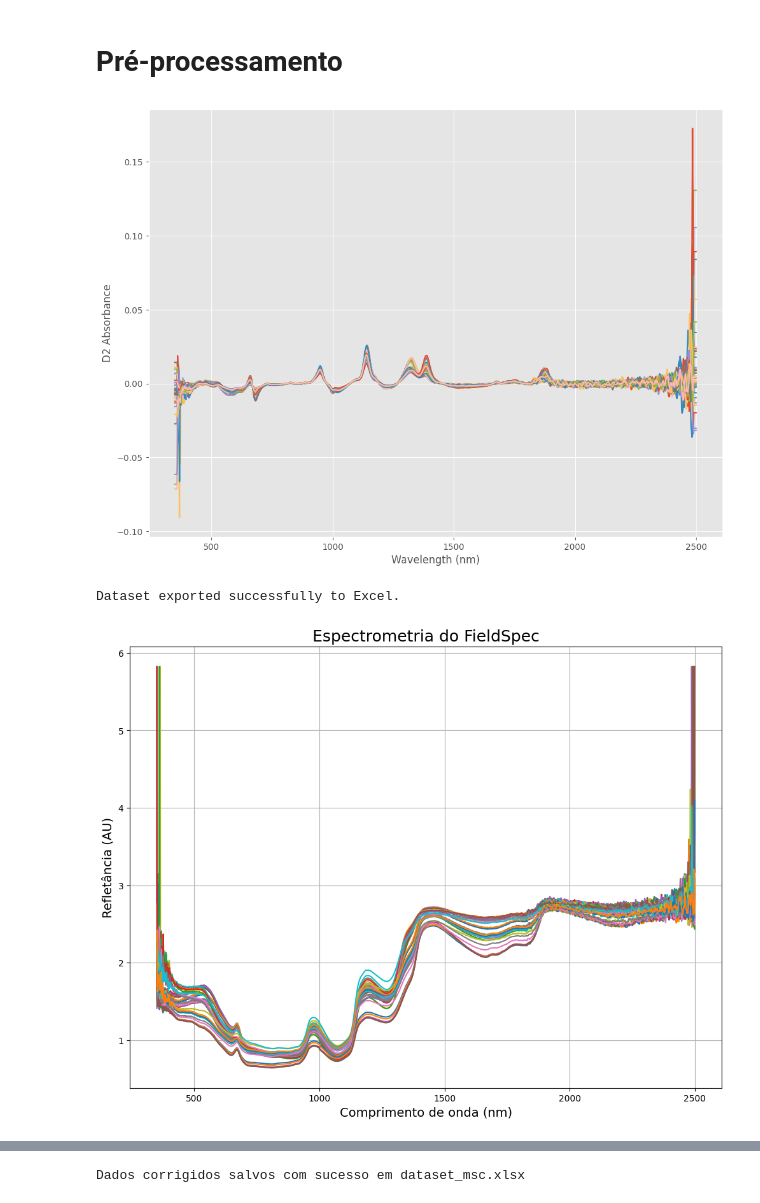
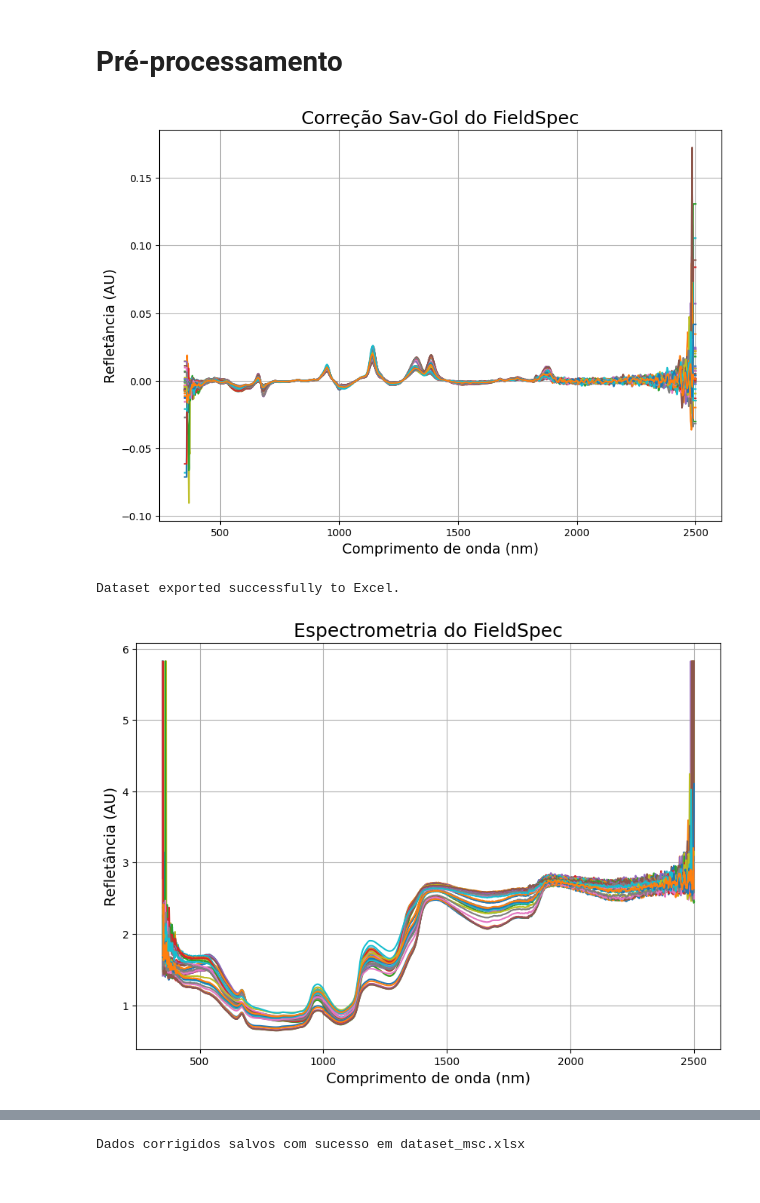
Before and after one commit to xndrxssx/field_spec_data_tests, a Jupyter notebook: field_spec_tanques_fermentacao.ipynb, the cells around one changed output, grey strips where cells are left out. Saved outputs shown, nothing was run; the diff lists cells and outputs as text; code cells hidden in the pictures.

```diff
--- a/field_spec_tanques_fermentacao.ipynb
+++ b/field_spec_tanques_fermentacao.ipynb
@@ -133,24 +116,28 @@ X2 = savgol_filter(x, 20, polyorder=1, deriv=1)
 # Importa a biblioteca matplotlib.pyplot para plotagem
 import matplotlib.pyplot as plt
 
-# Cria uma nova figura para o gráfico com tamanho definido
-plt.figure(figsize=(12, 9))
+# Define o tamanho da figura como 12x9 polegadas
+plt.figure(figsize=(10,7))
 
-# Aplica o estilo 'ggplot' para a estética do gráfico
-with plt.style.context(('ggplot')):
-    # Plota os dados X2 em relação aos comprimentos de onda (wl)
-    plt.plot(wl, X2.T)
+# Plota os dados contidos no DataFrame df em relação aos valores do eixo x x_axis_fs
+plt.plot(wl, X2.T)
 
-    # Define o rótulo do eixo x como 'Wavelength (nm)'
-    plt.xlabel('Wavelength (nm)')
+# Define o rótulo do eixo x como "Comprimento de onda (nm)" com tamanho de fonte 14
+plt.xlabel("Comprimento de onda (nm)", size=14)
 
-    # Define o rótulo do eixo y como 'D2 Absorbance'
-    plt.ylabel('D2 Absorbance')
+# Define o rótulo do eixo y como "Refletância (AU)" com tamanho de fonte 14
+plt.ylabel("Refletância (AU)", size=14)
 
-    # Exibe o gráfico
-    plt.show()
+# Define o título do gráfico como "Espectrometria do FieldSpec" com tamanho de fonte 18
+plt.title("Correção Sav-Gol do FieldSpec", size=18)
+
+# Ativa a grade no gráfico
+plt.grid("on")
+
+# Exibe o gráfico
+plt.show()
 # %% [output]
-[figure, old version]
+[figure, new version]
 # %%
 # Criando um DataFrame a partir dos dados contidos em X2
 df = pd.DataFrame(X2)
@@ -178,32 +165,31 @@ MSC_fs = msc()
 data_msc_fs = MSC_fs.fit_transform(fs_df_final)
 # %%
 # Obtém os rótulos das colunas do DataFrame data_msc_fs e converte para um array NumPy
-x_axis_fs = data_msc_fs.columns.to_numpy()
+x_axis_fs = data_msc_fs.columns.to_numpy().astype('int64')
 
 # Converte os valores do array para o tipo int64
-x_axis_fs = x_axis_fs.astype('int64')
 # %%
 # Define o tamanho da figura como 12x9 polegadas
-plt.figure(figsize=(12,9))
+plt.figure(figsize=(10,7))
 
 # Plota os dados contidos no DataFrame df em relação aos valores do eixo x x_axis_fs
 plt.plot(x_axis_fs, fs_df_final.T)
 
 # Define o rótulo do eixo x como "Comprimento de onda (nm)" com tamanho de fonte 14
 plt.xlabel("Comprimento de onda (nm)", size=14)
 
 # Define o rótulo do eixo y como "Refletância (AU)" com tamanho de fonte 14
 plt.ylabel("Refletância (AU)", size=14)
 
 # Define o título do gráfico como "Espectrometria do FieldSpec" com tamanho de fonte 18
 plt.title("Espectrometria do FieldSpec", size=18)
 
 # Ativa a grade no gráfico
 plt.grid("on")
 
 # Exibe o gráfico
 plt.show()
 # %% [output]
-[figure, old version]
+[figure, new version]
 # %%
 # Define o tamanho da figura como 12x9 polegadas
```
Also changed, not shown: parts of 30 cells of this notebook, 6 other files.
